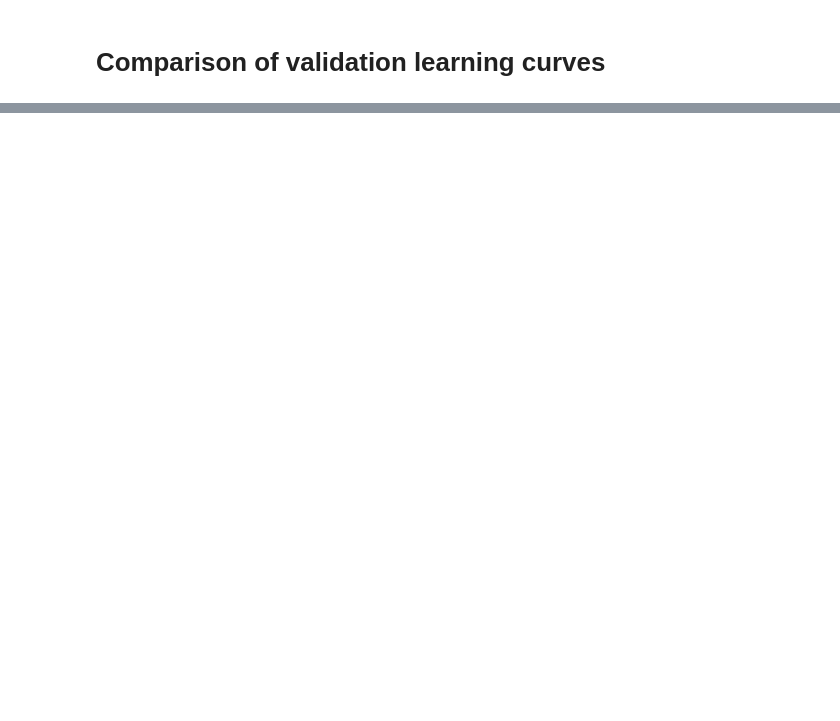
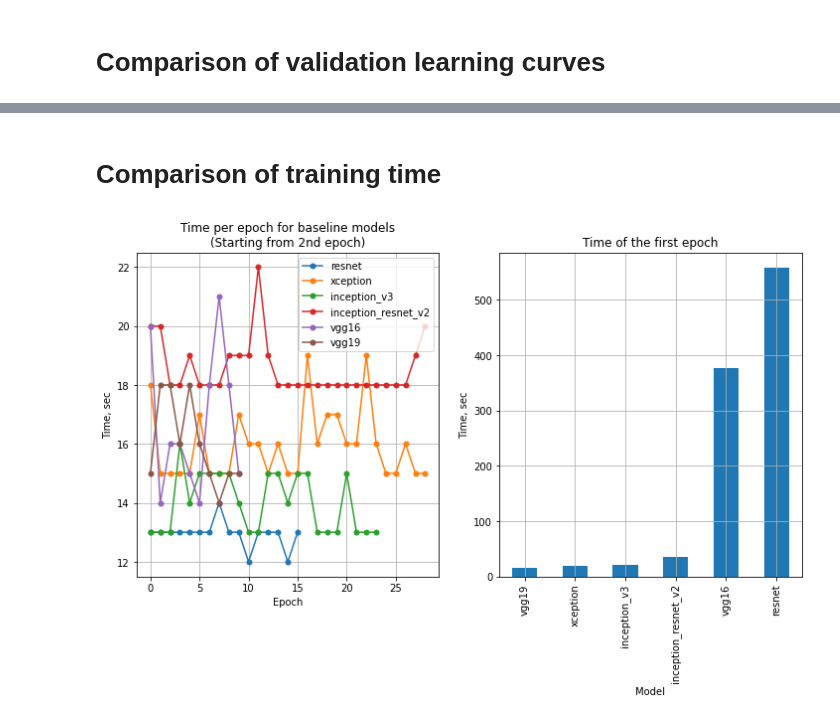
Before and after one commit to PashaIanko/Kaggle.CrowdCounting, a Jupyter notebook: 1_model_comparison.ipynb, the cells around one changed output, grey strips where cells are left out. Cells and saved outputs as stored; diff of their text form; code cells hidden in the pictures; blank space fills up the shorter version.

```diff
--- a/1_model_comparison.ipynb
+++ b/1_model_comparison.ipynb
@@ -724,0 +779,2 @@ compare_learning_curve(
+# %% [markdown]
+# Comparison of training time
@@ -724,0 +814,34 @@ compare_learning_curve(
+# %%
+training_times = {
+    'resnet': [
+        558, 13, 13,
+        13, 13, 13,
+        13, 13, 14,
+        13, 13, 12,
+        13, 13, 13, 12, 13],
+    'xception': [
+        19, 18, 15, 15, 15, 15, 17, 15, 15, 15,
+        17, 16, 16, 15, 16, 15, 15, 19, 16, 17, 17,
+        16, 16, 19, 16, 15, 15, 16, 15, 15
+    ],
+    'inception_v3': [
+        21, 13, 13, 13, 16, 14, 15, 15, 15, 15, 14, 13, 13,
+        15, 15, 14, 15, 15, 13, 13, 13, 15, 13, 13, 13
+    ],
+    'inception_resnet_v2': [
+        36, 20, 20, 18, 18, 19, 18, 18, 18, 19, 19, 19,
+        22, 19, 18, 18, 18, 18, 18, 18, 18, 18, 18, 18,
+        18, 18, 18, 18, 19, 20
+    ],
+    'vgg16': [
+        377, 20, 14, 16, 16, 15, 14, 18, 21, 18, 15
+    ],
+    'vgg19': [
+        16, 15, 18, 18, 16, 18,
+        16, 15, 14, 15, 15
+    ]
+}
+# %%
+visualize_training_times(training_times)
+# %% [output]
+[figure, added]
```
Also changed, not shown: parts of 12 cells of this notebook.
